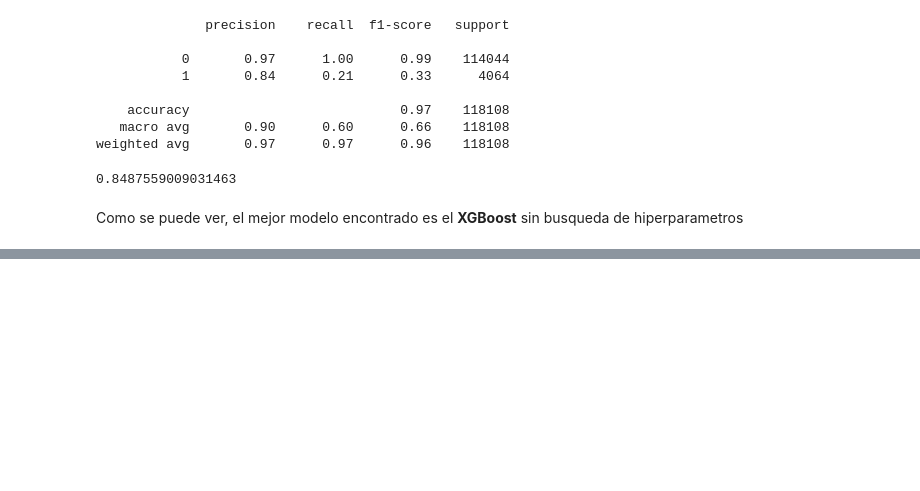
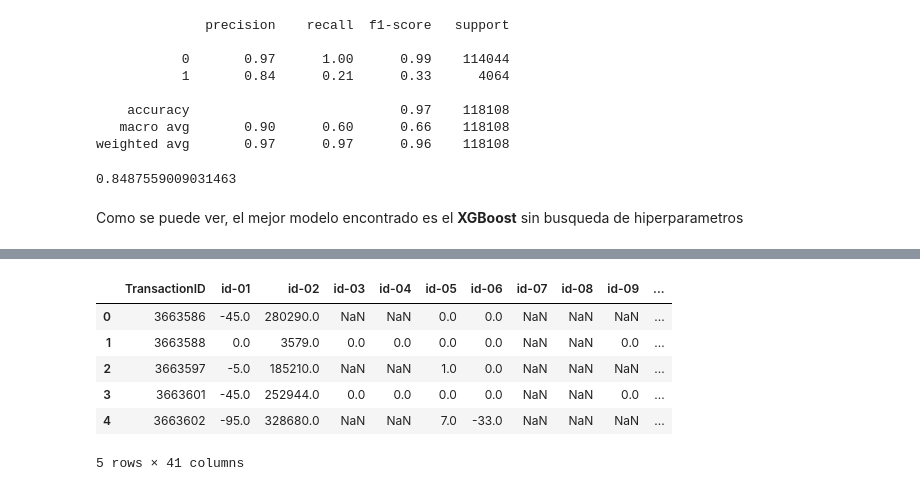
Before and after one commit to alejovillores/TP3-Machine-Learning, a Jupyter notebook: Parte 3.ipynb, the cells around one changed output, grey strips where cells are left out. Cells and saved outputs as stored; diff of their text form; code cells hidden in the pictures; blank space fills up the shorter version.

```diff
--- a/Parte 3.ipynb
+++ b/Parte 3.ipynb
@@ -958,0 +971,11 @@ Como se puede ver, el mejor modelo encontrado es el **XGBoost** sin busqueda de
+# %%
+identity_test = pd.read_csv('test_identity.csv')
+identity_test.head()
+# %% [output]
+|  | TransactionID | id-01 | id-02 | id-03 | id-04 | id-05 | id-06 | id-07 | id-08 | id-09 | ... |
+| 0 | 3663586 | -45.0 | 280290.0 | NaN | NaN | 0.0 | 0.0 | NaN | NaN | NaN | ... |
+| 1 | 3663588 | 0.0 | 3579.0 | 0.0 | 0.0 | 0.0 | 0.0 | NaN | NaN | 0.0 | ... |
+| 2 | 3663597 | -5.0 | 185210.0 | NaN | NaN | 1.0 | 0.0 | NaN | NaN | NaN | ... |
+| 3 | 3663601 | -45.0 | 252944.0 | 0.0 | 0.0 | 0.0 | 0.0 | NaN | NaN | 0.0 | ... |
+| 4 | 3663602 | -95.0 | 328680.0 | NaN | NaN | 7.0 | -33.0 | NaN | NaN | NaN | ... |
+5 rows × 41 columns
```
Also changed, not shown: parts of 24 cells of this notebook.
